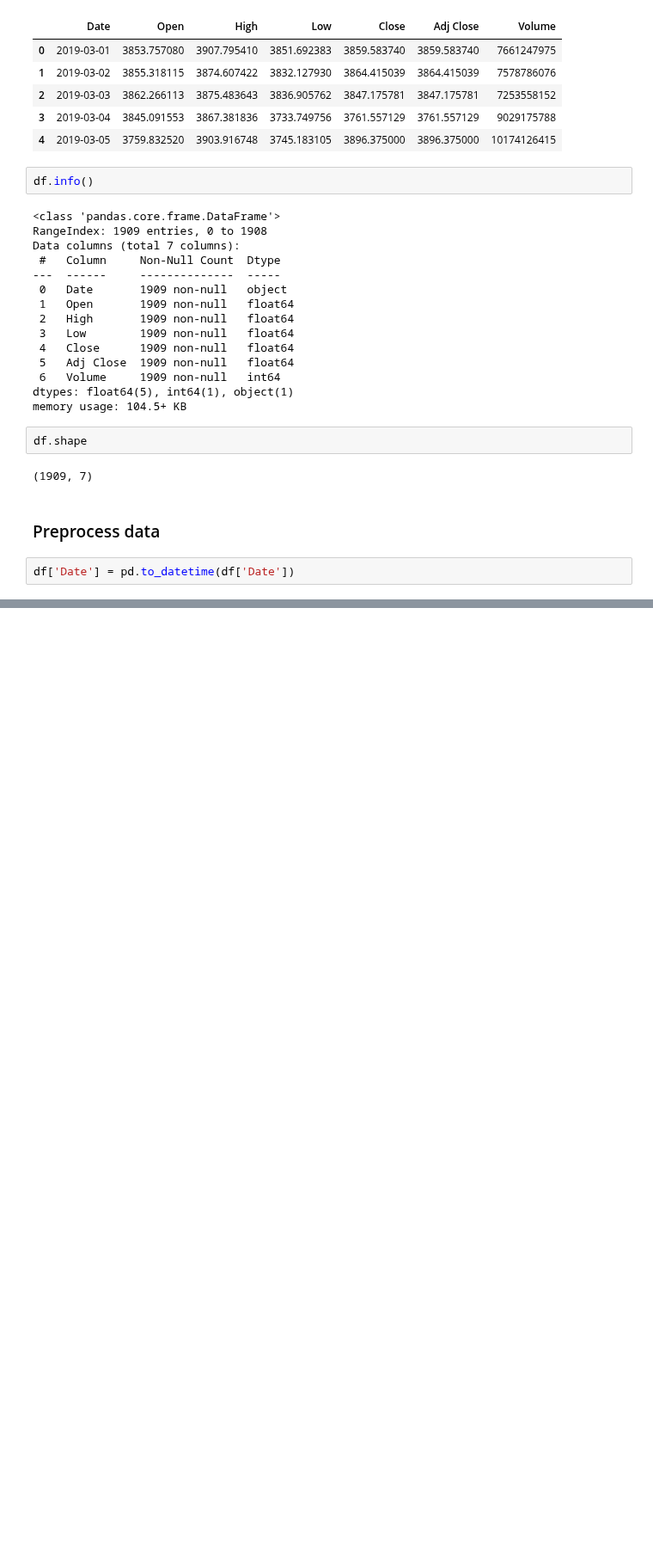
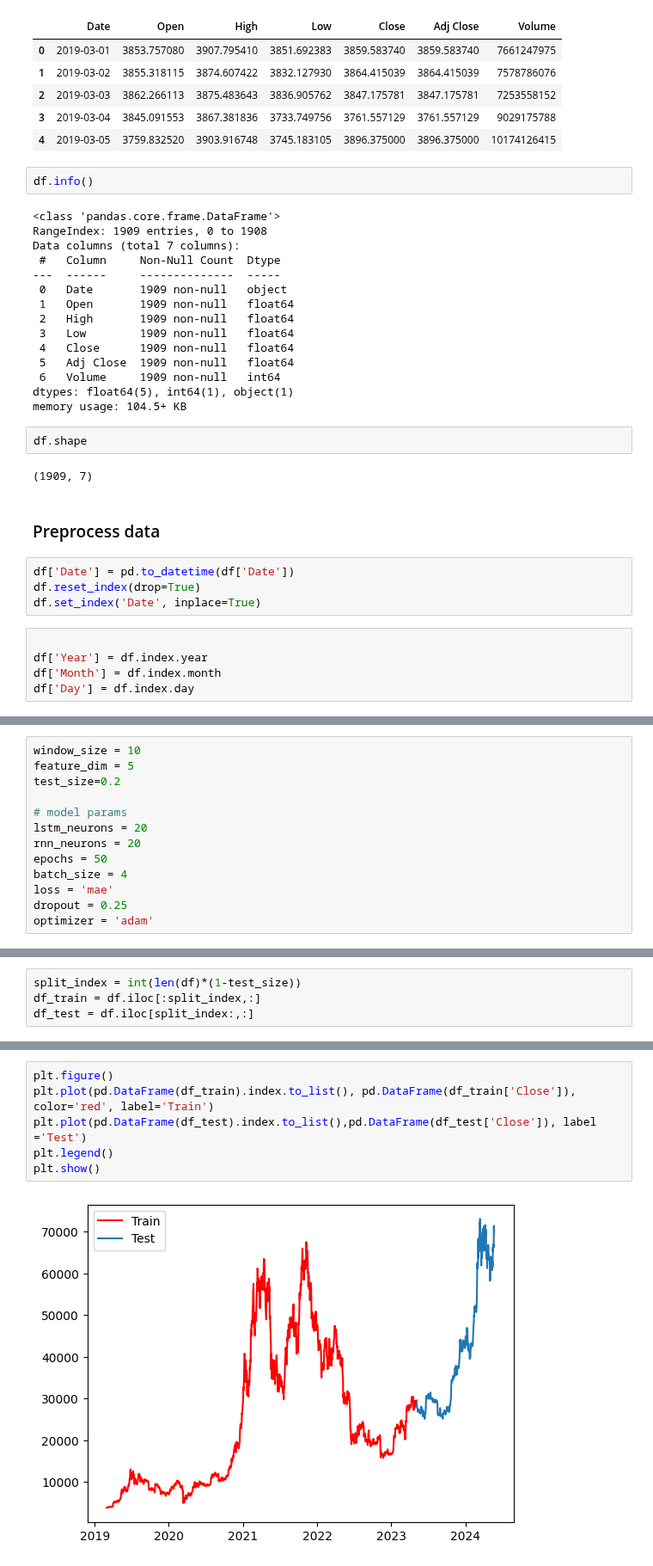
Before and after one commit to vmhoang1703/IS403-Project-Group13, a Jupyter notebook: Bitcoin/index.ipynb, the cells around one changed output, grey strips where cells are left out. Shown at 86% size. Drawn from its saved outputs; the diff is of its cells as text; blank space fills up the shorter version.

Commit message:
scale and split data

```diff
--- a/Bitcoin/index.ipynb
+++ b/Bitcoin/index.ipynb
@@ -65,3 +65,10 @@ df.shape
 ### Preprocess data ###
 # %%
 df['Date'] = pd.to_datetime(df['Date'])
+df.reset_index(drop=True)
+df.set_index('Date', inplace=True)
+# %%
+
+df['Year'] = df.index.year
+df['Month'] = df.index.month
+df['Day'] = df.index.day
@@ -67,0 +110,13 @@ df['Date'] = pd.to_datetime(df['Date'])
+# %%
+window_size = 10
+feature_dim = 5
+test_size=0.2
+
+# model params
+lstm_neurons = 20
+rnn_neurons = 20
+epochs = 50
+batch_size = 4
+loss = 'mae'
+dropout = 0.25
+optimizer = 'adam'
@@ -67,0 +125,4 @@ df['Date'] = pd.to_datetime(df['Date'])
+# %%
+split_index = int(len(df)*(1-test_size))
+df_train = df.iloc[:split_index,:]
+df_test = df.iloc[split_index:,:]
@@ -67,0 +135,8 @@ df['Date'] = pd.to_datetime(df['Date'])
+# %%
+plt.figure()
+plt.plot(pd.DataFrame(df_train).index.to_list(), pd.DataFrame(df_train['Close']), color='red', label='Train')
+plt.plot(pd.DataFrame(df_test).index.to_list(),pd.DataFrame(df_test['Close']), label ='Test')
+plt.legend()
+plt.show()
+# %% [output]
+[figure, added]
```
Also changed, not shown: parts of 8 cells of this notebook.
